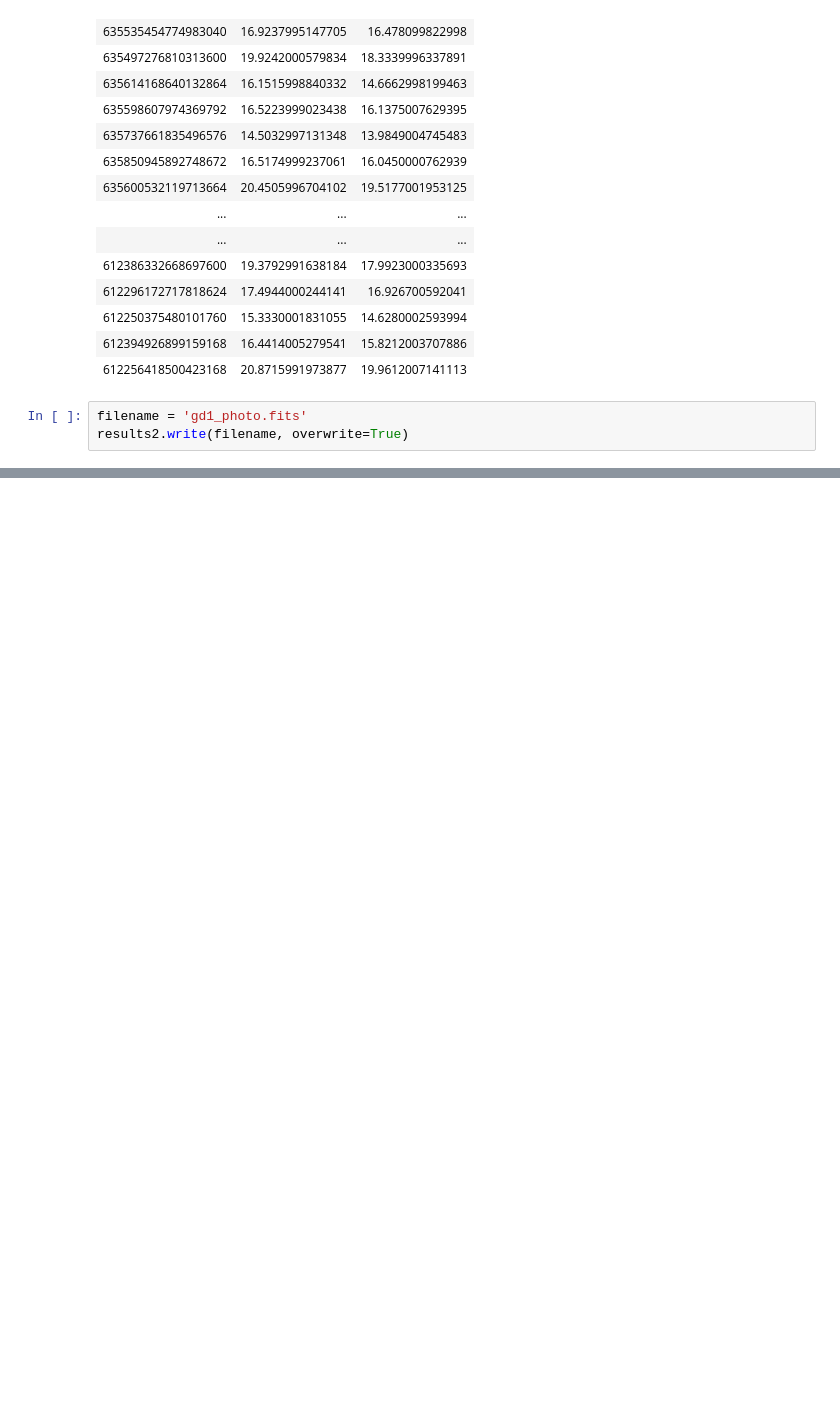
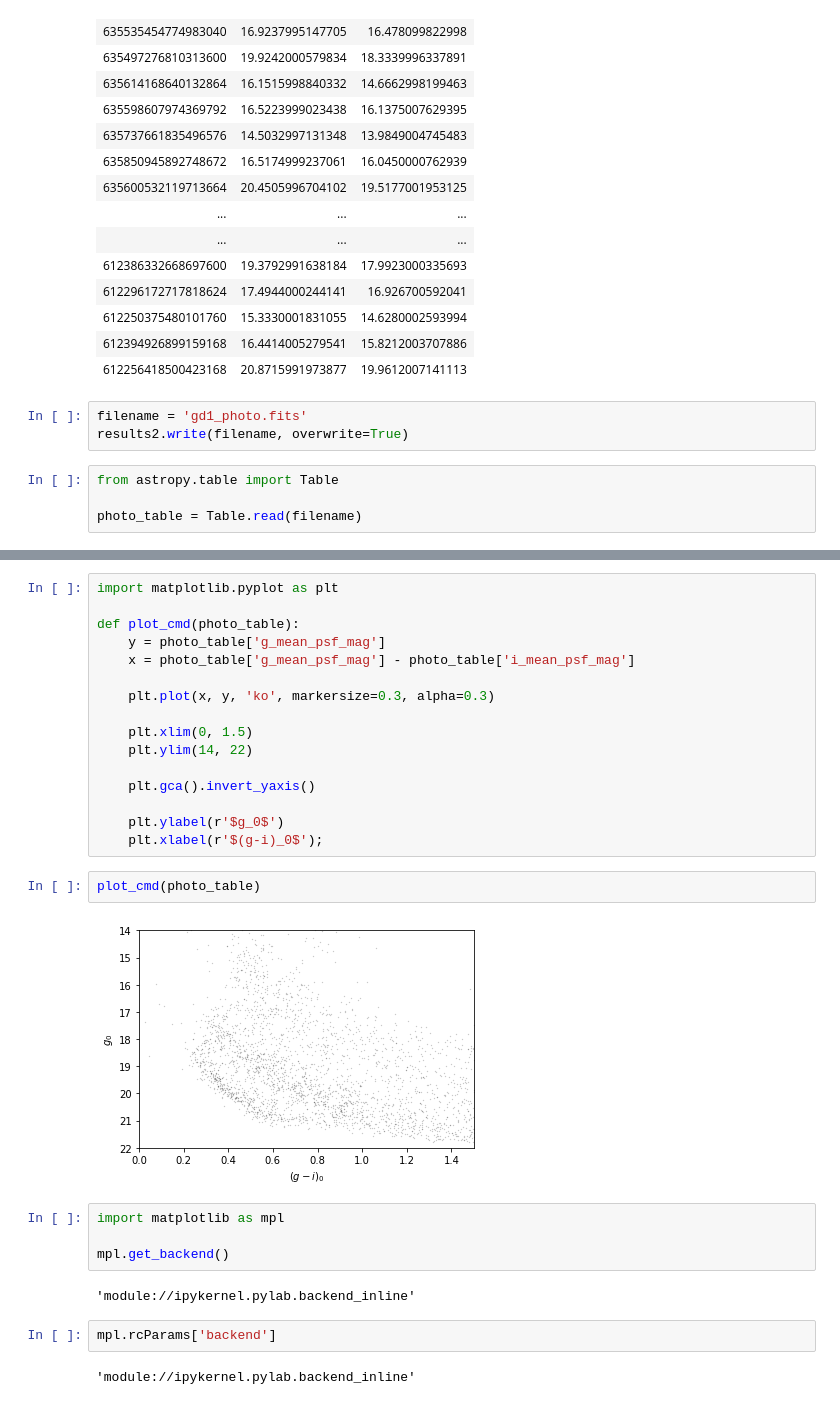
Before and after one commit to AllenDowney/AstronomicalData, a Jupyter notebook: _sources/pilot_day4.ipynb, the cells around one changed output, grey strips where cells are left out. Drawn from its saved outputs; the diff is of its cells as text; blank space fills up the shorter version.

```diff
--- a/_sources/pilot_day4.ipynb
+++ b/_sources/pilot_day4.ipynb
@@ -94,3 +94,7 @@ Table length=3724
 # %%
 filename = 'gd1_photo.fits'
 results2.write(filename, overwrite=True)
+# %%
+from astropy.table import Table
+
+photo_table = Table.read(filename)
@@ -96,0 +140,30 @@ results2.write(filename, overwrite=True)
+# %%
+import matplotlib.pyplot as plt
+
+def plot_cmd(photo_table):
+    y = photo_table['g_mean_psf_mag']
+    x = photo_table['g_mean_psf_mag'] - photo_table['i_mean_psf_mag']
+
+    plt.plot(x, y, 'ko', markersize=0.3, alpha=0.3)
+
+    plt.xlim(0, 1.5)
+    plt.ylim(14, 22)
+
+    plt.gca().invert_yaxis()
+
+    plt.ylabel(r'$g_0$')
+    plt.xlabel(r'$(g-i)_0$');
+# %%
+plot_cmd(photo_table)
+# %% [output]
+[figure, added]
+# %%
+import matplotlib as mpl
+
+mpl.get_backend()
+# %% [output]
+'module://ipykernel.pylab.backend_inline'
+# %%
+mpl.rcParams['backend']
+# %% [output]
+'module://ipykernel.pylab.backend_inline'
```
Also changed, not shown: parts of 12 cells of this notebook, 13 other files.
